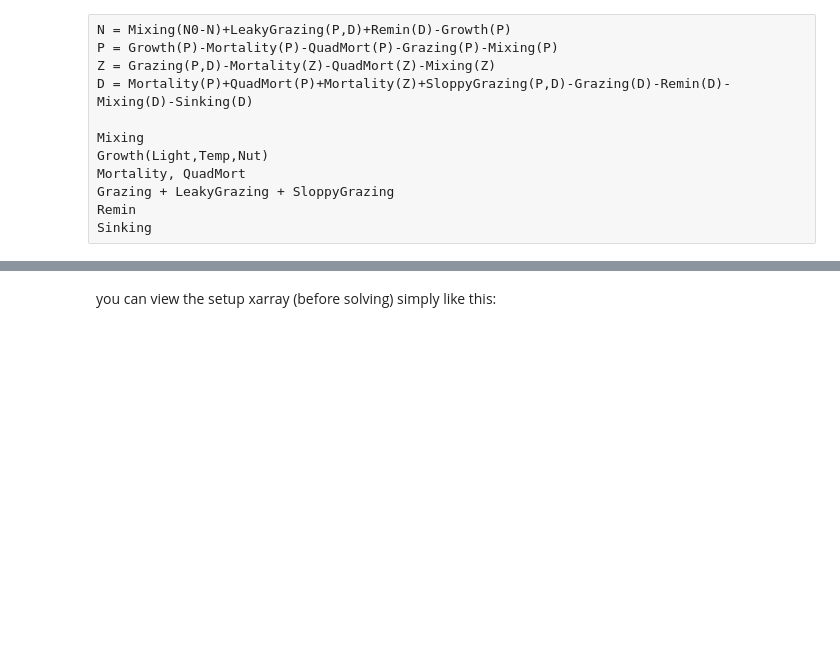
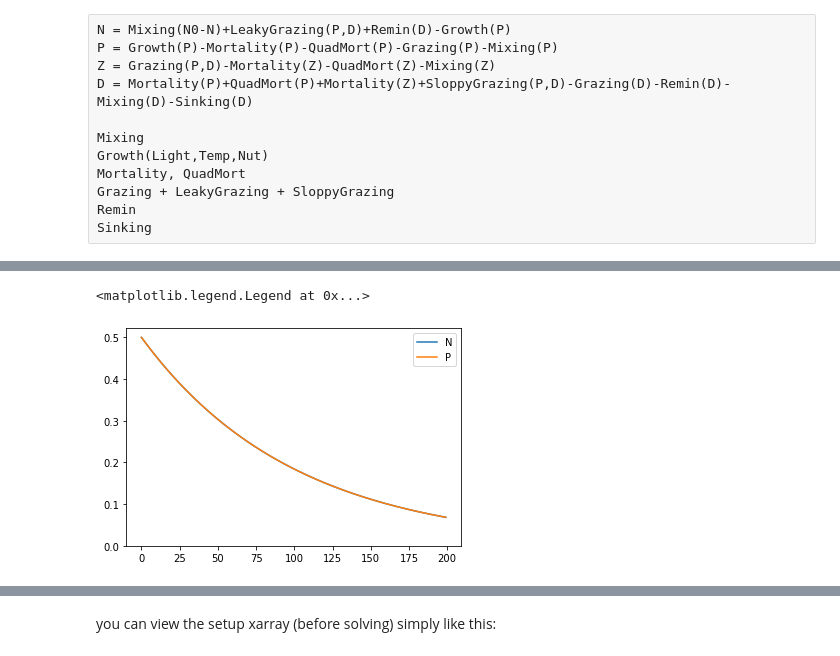
Before and after one commit to ben1post/phydra, a Jupyter notebook: prototypes/NewCore_NPZD_prototype.ipynb, the cells around one changed output, grey strips where cells are left out. Cells and saved outputs as stored; diff of their text form; code cells hidden in the pictures; blank space fills up the shorter version.

```diff
--- a/prototypes/NewCore_NPZD_prototype.ipynb
+++ b/prototypes/NewCore_NPZD_prototype.ipynb
@@ -54,0 +75,14 @@ from phydra.processes.fluxes import (LinearOutputFlux, ForcingLinearInputFlux,
+# %%
+MultiTest = phydra.create({
+    # SV
+    'N':SV,
+    'P':SV,
+
+    # Fluxes
+    #'N_loss':LinearOutputFlux,
+    'MultiLoss':MultiLossTest,
+
+    # Forcing
+    #'N_input':ForcingLinearInputFlux,
+    #'N0':ConstantForcing
+})
@@ -54,0 +105,18 @@ from phydra.processes.fluxes import (LinearOutputFlux, ForcingLinearInputFlux,
+# %%
+odeint_setup = phydra.setup('odeint', MultiTest,
+            time=np.arange(0,20,0.1),
+            input_vars={
+                'N__init':0.5,
+                'P__init':0.5,
+
+                #'N_loss':{'sv':'N',
+                #          'rate':.01},
+                'MultiLoss':{'svs':['N','P'],
+                            'rate':[.2,.1]}
+
+            },
+            output_vars={'N__value','P__value'}
+            )
+# %%
+with ProgressBar(frontend="console"):
+        out_ds = odeint_setup.xsimlab.run(model=MultiTest)
@@ -54,0 +163,3 @@ from phydra.processes.fluxes import (LinearOutputFlux, ForcingLinearInputFlux,
+# %%
+with ProgressBar(frontend="console"):
+        out_ds = odeint_setup.xsimlab.run(model=MultiTest)
@@ -54,0 +187,8 @@ from phydra.processes.fluxes import (LinearOutputFlux, ForcingLinearInputFlux,
+# %%
+plt.plot(out_ds.N__value, label='N')
+plt.plot(out_ds.P__value, label='P')
+plt.ylim(bottom=0)
+plt.legend()
+# %% [output]
+<matplotlib.legend.Legend at 0x...>
+[figure, added]
```
Also changed, not shown: parts of 21 cells of this notebook, 3 other files.
